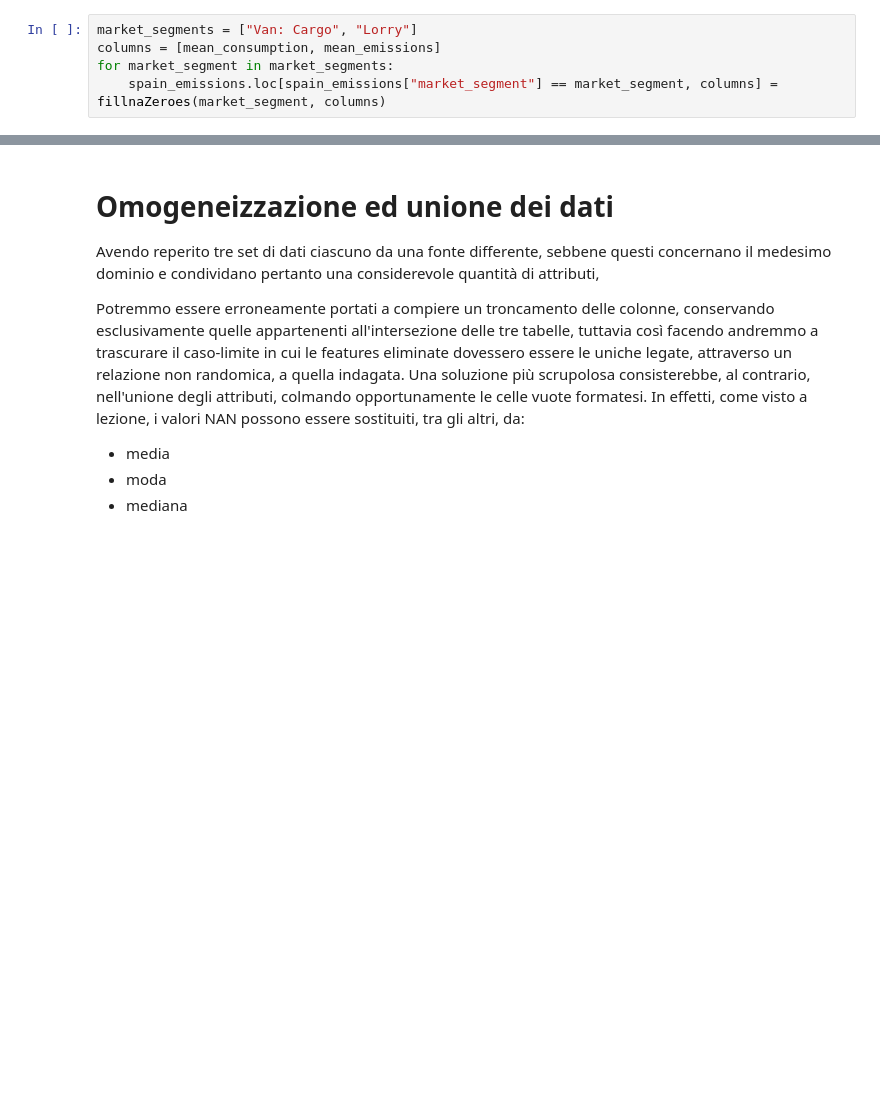
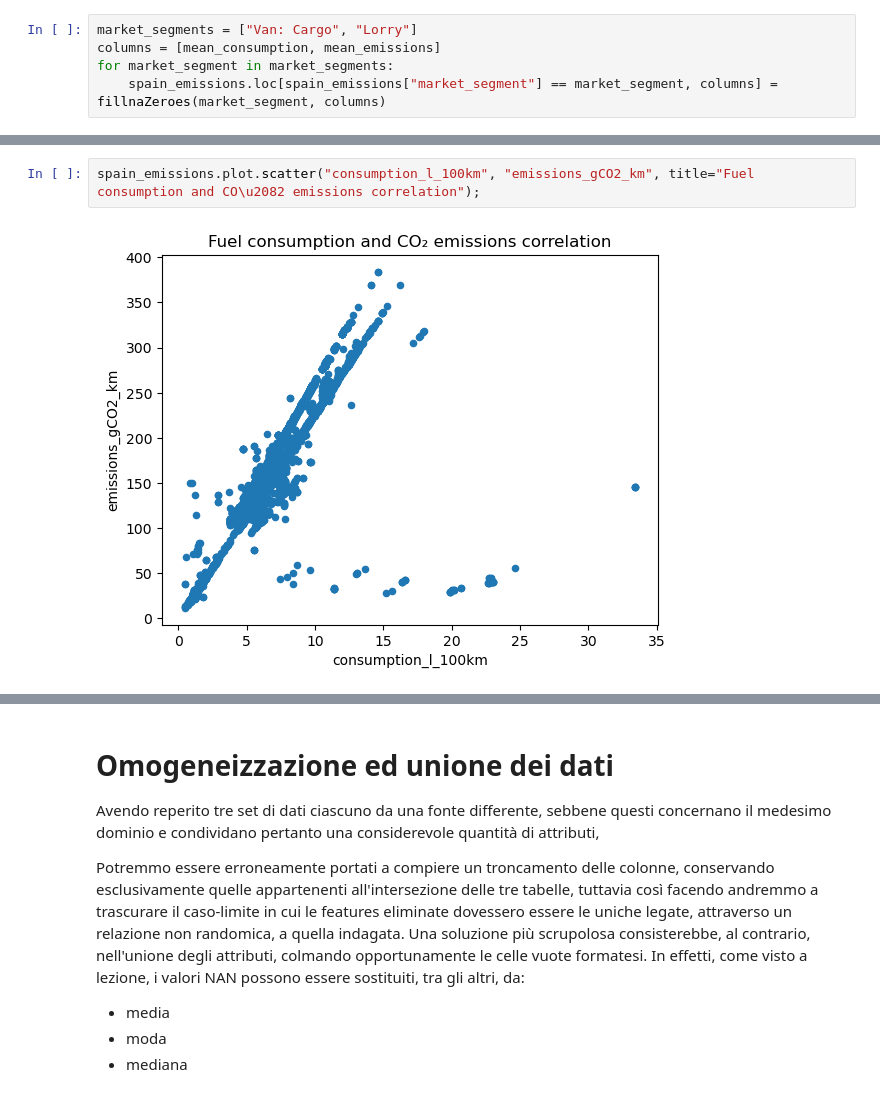
Before and after one commit to francesco-zatto/dia-project, a Jupyter notebook: car_emissions.ipynb, the cells around one changed output, grey strips where cells are left out. Saved outputs shown, nothing was run; the diff lists cells and outputs as text; blank space fills up the shorter version.

```diff
--- a/car_emissions.ipynb
+++ b/car_emissions.ipynb
@@ -204,0 +204,4 @@ spain_emissions.plot.scatter("consumption_max_l_100km", "emissions_max_gCO2_km")
+# %%
+spain_emissions.plot.scatter("consumption_l_100km", "emissions_gCO2_km", title="Fuel consumption and CO\u2082 emissions correlation");
+# %% [output]
+[figure, added]
```
Also changed, not shown: parts of 9 cells of this notebook.
